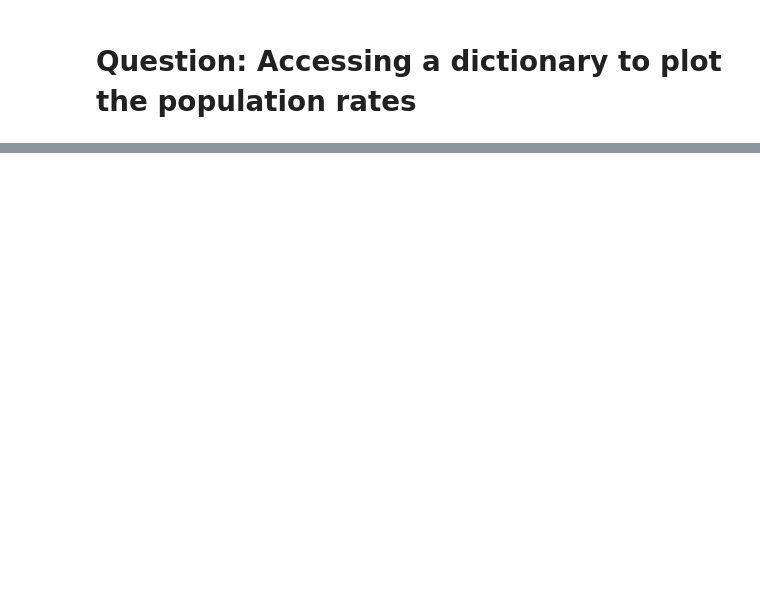
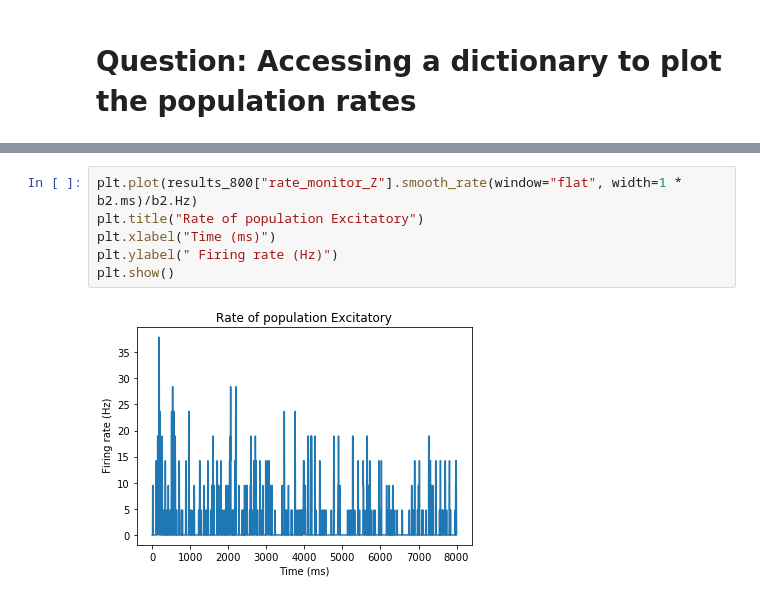
Before and after one commit to SudeshnaBora/Time-Integration-in-Perceptual-Decision-Making, a Jupyter notebook: code/Assignment_Leonard_Sudeshna.ipynb, the cells around one changed output, grey strips where cells are left out. Drawn from its saved outputs; the diff is of its cells as text; blank space fills up the shorter version.

```diff
--- a/code/Assignment_Leonard_Sudeshna.ipynb
+++ b/code/Assignment_Leonard_Sudeshna.ipynb
@@ -80,0 +119,8 @@ plt.show()
+# %%
+plt.plot(results_800["rate_monitor_Z"].smooth_rate(window="flat", width=1 * b2.ms)/b2.Hz)
+plt.title("Rate of population Excitatory")
+plt.xlabel("Time (ms)")
+plt.ylabel(" Firing rate (Hz)")
+plt.show()
+# %% [output]
+[figure, added]
```
Also changed, not shown: parts of 65 cells of this notebook, 28 other files.
